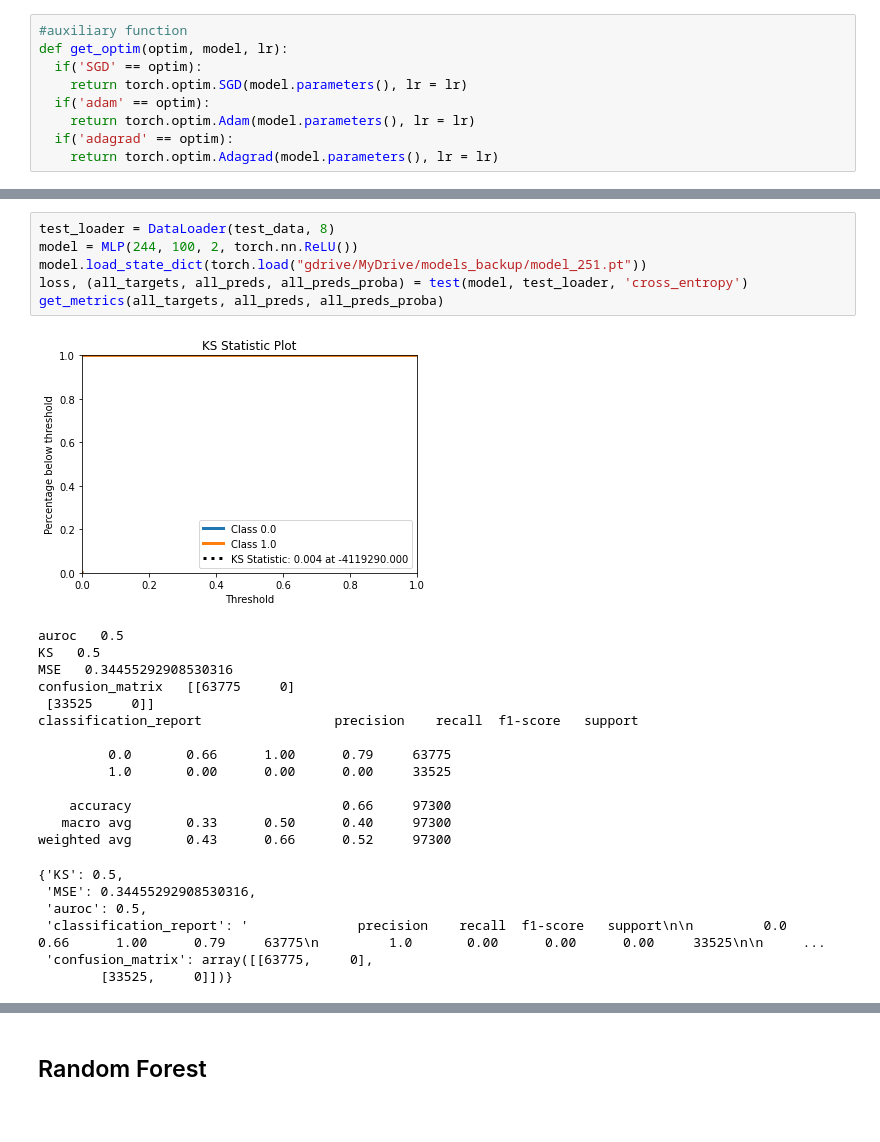
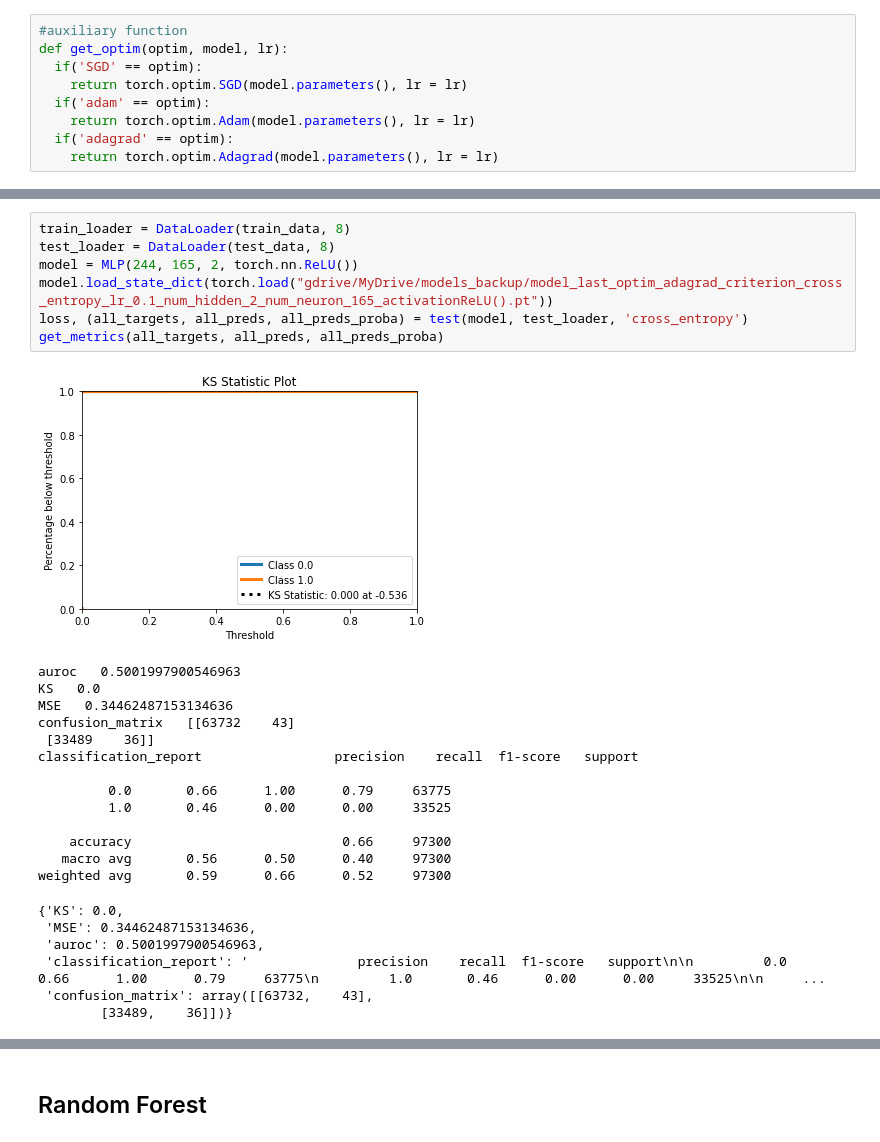
Before and after one commit to pietromasur/credit-risk-analysis, a Jupyter notebook: credit_risk_analysis.ipynb, the cells around one changed output, grey strips where cells are left out. Drawn from its saved outputs; the diff is of its cells as text.

Commit message:
[FIXED] model log

```diff
--- a/credit_risk_analysis.ipynb
+++ b/credit_risk_analysis.ipynb
@@ -382,27 +399,28 @@ Optim: adagrad - lr: 0.1 - num_hidden: 1 - num_neuron: 80 - activation: ReLU() -
 # %%
+train_loader = DataLoader(train_data, 8)
 test_loader = DataLoader(test_data, 8)
-model = MLP(244, 100, 2, torch.nn.ReLU())
-model.load_state_dict(torch.load("gdrive/MyDrive/models_backup/model_251.pt"))
+model = MLP(244, 165, 2, torch.nn.ReLU())
+model.load_state_dict(torch.load("gdrive/MyDrive/models_backup/model_last_optim_adagrad_criterion_cross_entropy_lr_0.1_num_hidden_2_num_neuron_165_activationReLU().pt"))
 loss, (all_targets, all_preds, all_preds_proba) = test(model, test_loader, 'cross_entropy')
 get_metrics(all_targets, all_preds, all_preds_proba)
 # %% [output]
-[figure, old version]
+[figure, new version]
-auroc   0.5
-KS   0.5
-MSE   0.34455292908530316
-confusion_matrix   [[63775     0]
- [33525     0]]
+auroc   0.5001997900546963
+KS   0.0
+MSE   0.34462487153134636
+confusion_matrix   [[63732    43]
+ [33489    36]]
 classification_report                 precision    recall  f1-score   support
 
          0.0       0.66      1.00      0.79     63775
-         1.0       0.00      0.00      0.00     33525
+         1.0       0.46      0.00      0.00     33525
 
     accuracy                           0.66     97300
-   macro avg       0.33      0.50      0.40     97300
-weighted avg       0.43      0.66      0.52     97300
+   macro avg       0.56      0.50      0.40     97300
+weighted avg       0.59      0.66      0.52     97300
-{'KS': 0.5,
- 'MSE': 0.34455292908530316,
- 'auroc': 0.5,
- 'classification_report': '              precision    recall  f1-score   support\n\n         0.0       0.66      1.00      0.79     63775\n         1.0       0.00      0.00      0.00     33525\n\n     ...
- 'confusion_matrix': array([[63775,     0],
-        [33525,     0]])}
+{'KS': 0.0,
+ 'MSE': 0.34462487153134636,
+ 'auroc': 0.5001997900546963,
+ 'classification_report': '              precision    recall  f1-score   support\n\n         0.0       0.66      1.00      0.79     63775\n         1.0       0.46      0.00      0.00     33525\n\n     ...
+ 'confusion_matrix': array([[63732,    43],
+        [33489,    36]])}
```
Also changed, not shown: parts of 4 cells of this notebook.
